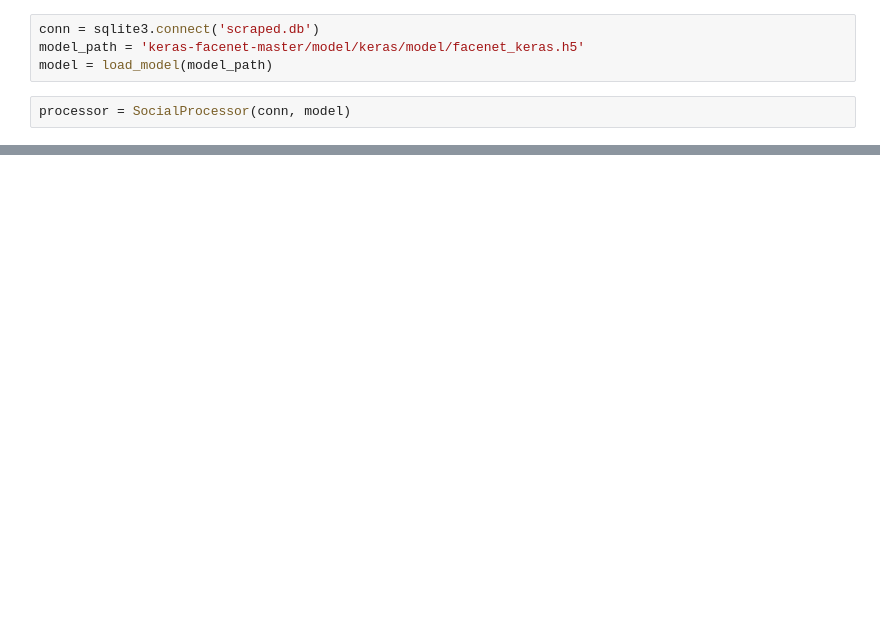
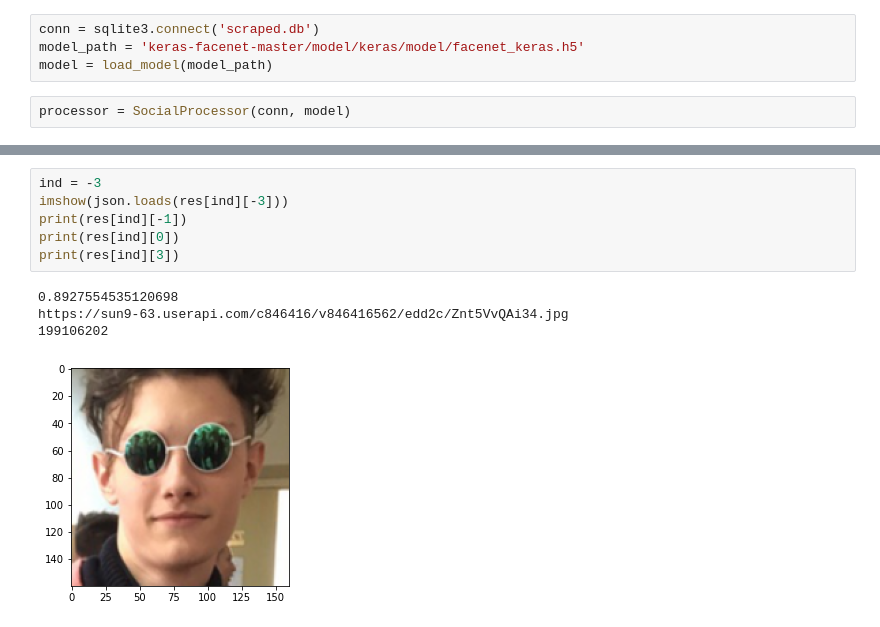
Before and after one commit to AlexRoar/FaceScrape, a Jupyter notebook: FaceFind.ipynb, the cells around one changed output, grey strips where cells are left out. Saved outputs shown, nothing was run; the diff lists cells and outputs as text; blank space fills up the shorter version.

```diff
--- a/FaceFind.ipynb
+++ b/FaceFind.ipynb
@@ -33 +58,12 @@ base = list(processor.loadBase())
+# %%
+ind = -3
+imshow(json.loads(res[ind][-3]))
+print(res[ind][-1])
+print(res[ind][0])
+print(res[ind][3])
+# %% [output]
+0.8927554535120698
+https://sun9-63.userapi.com/c846416/v846416562/edd2c/Znt5VvQAi34.jpg
+199106202
+[figure, added]
 # %%
```
Also changed, not shown: parts of 6 cells of this notebook, 3 other files.
